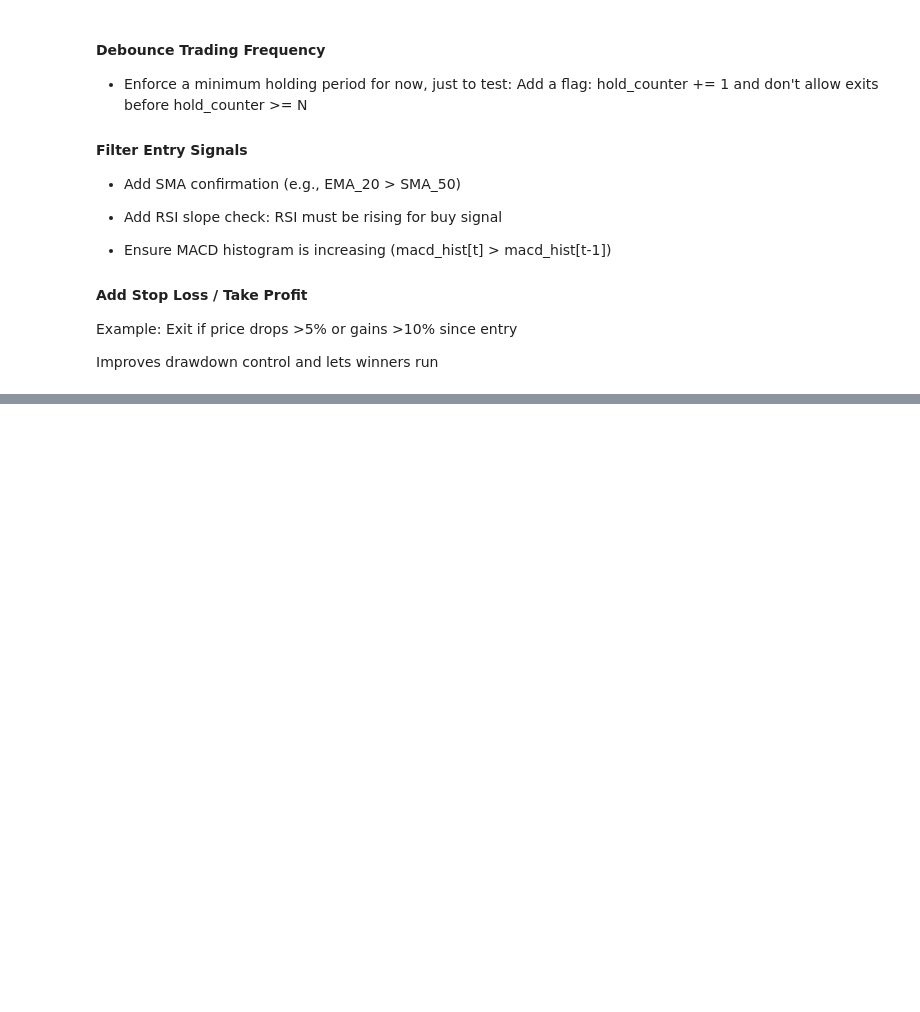
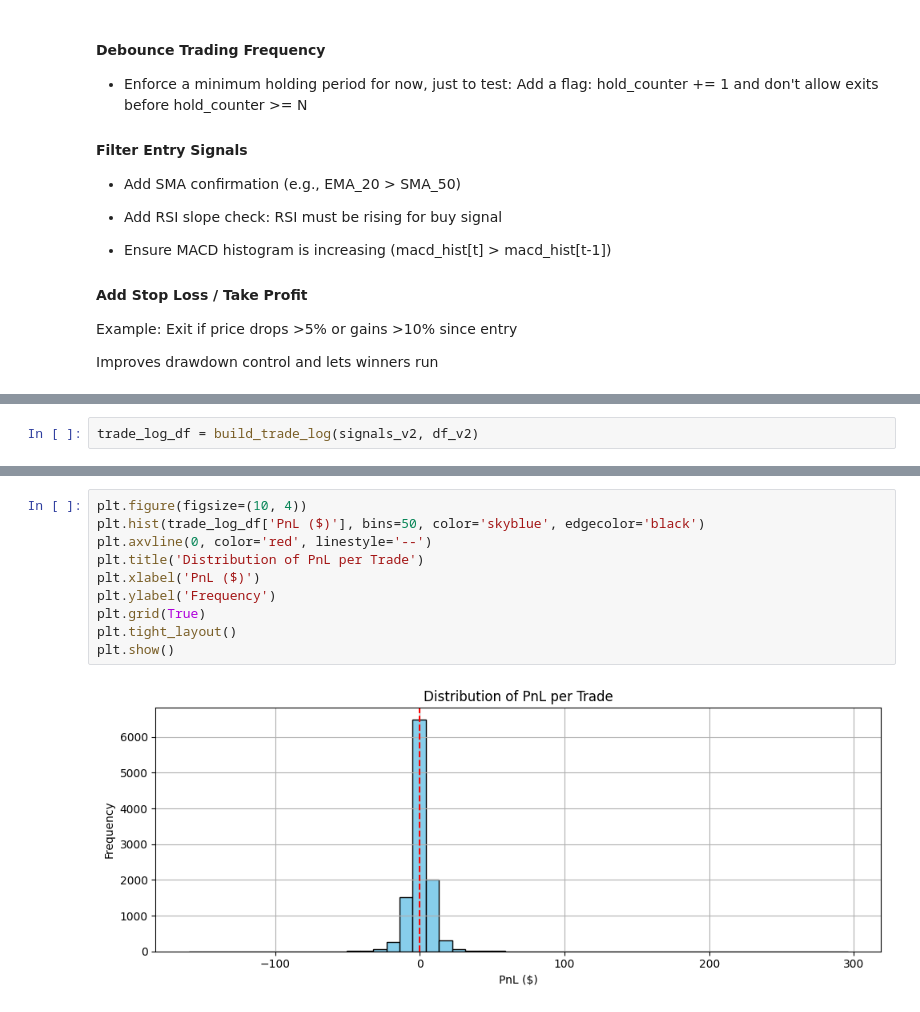
Before and after one commit to VegarGG/Crypto_Research, a Jupyter notebook: models/code/strategy_training.ipynb, the cells around one changed output, grey strips where cells are left out. Drawn from its saved outputs; the diff is of its cells as text; blank space fills up the shorter version.

```diff
--- a/models/code/strategy_training.ipynb
+++ b/models/code/strategy_training.ipynb
@@ -333,0 +575,2 @@ Improves drawdown control and lets winners run
+# %%
+trade_log_df = build_trade_log(signals_v2, df_v2)
@@ -333,0 +604,12 @@ Improves drawdown control and lets winners run
+# %%
+plt.figure(figsize=(10, 4))
+plt.hist(trade_log_df['PnL ($)'], bins=50, color='skyblue', edgecolor='black')
+plt.axvline(0, color='red', linestyle='--')
+plt.title('Distribution of PnL per Trade')
+plt.xlabel('PnL ($)')
+plt.ylabel('Frequency')
+plt.grid(True)
+plt.tight_layout()
+plt.show()
+# %% [output]
+[figure, added]
```
Also changed, not shown: parts of 13 cells of this notebook.
